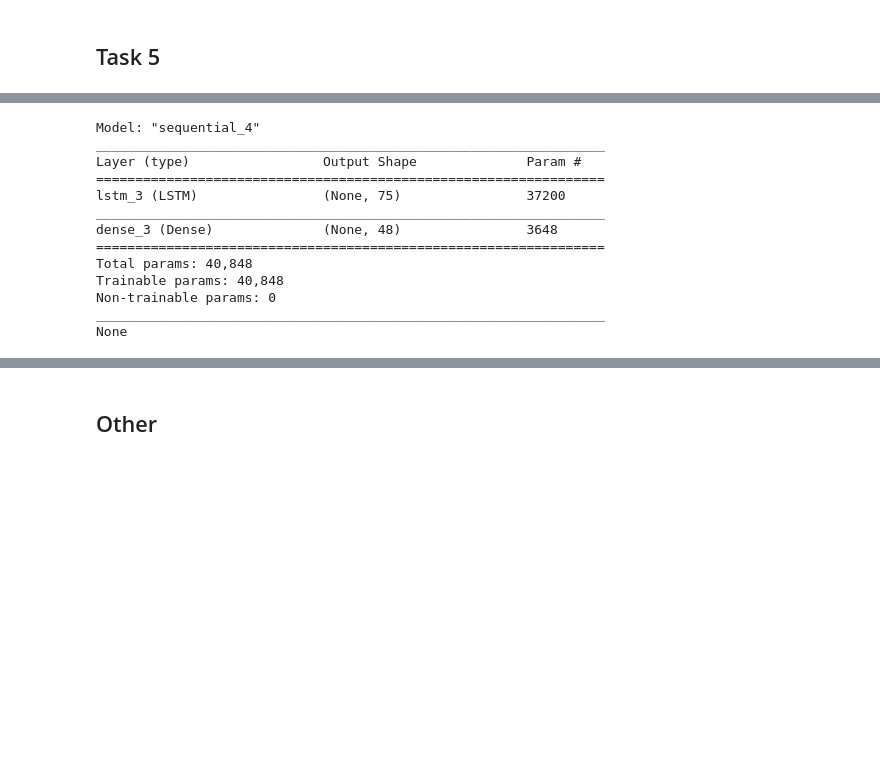
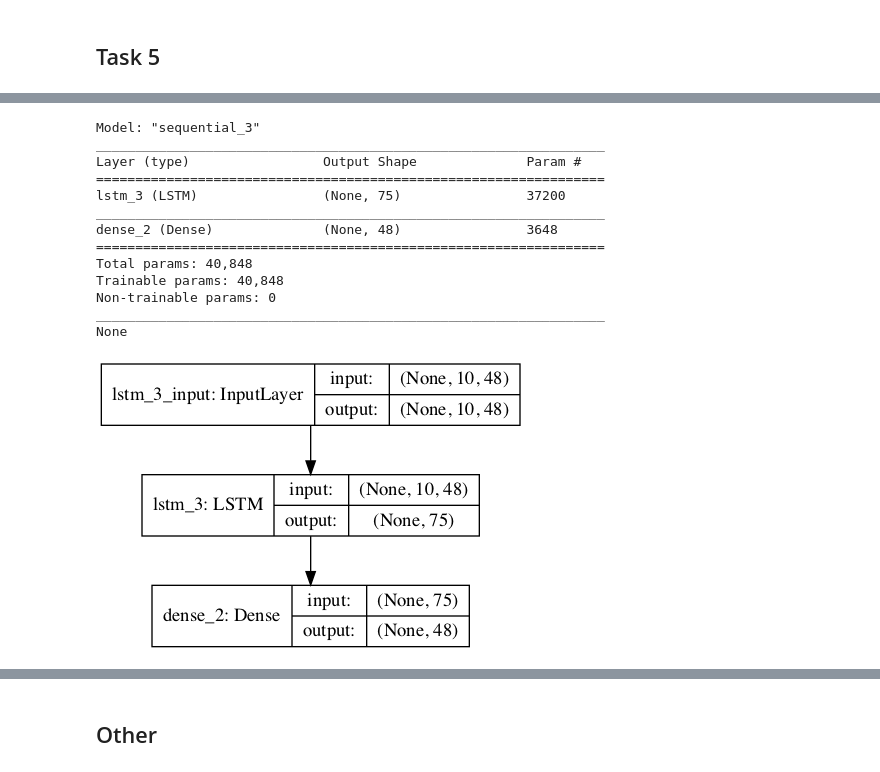
Before and after one commit to cmetzner93/DeepLearning_Project4, a Jupyter notebook: project_4.ipynb, the cells around one changed output, grey strips where cells are left out. Saved outputs shown, nothing was run; the diff lists cells and outputs as text; code cells hidden in the pictures; blank space fills up the shorter version.

```diff
--- a/project_4.ipynb
+++ b/project_4.ipynb
@@ -282,20 +302,22 @@ model4.summary()
 # %%
 # LSTM:
 model5 = Sequential()
 model5.add(LSTM(75, input_shape=(X.shape[1], X.shape[2])))
 model5.add(Dense(vocab_size, activation='softmax'))
 print(model5.summary())
+plot_model(model5, 'models/model5.png', show_shapes=True)
 # %% [output]
-Model: "sequential_4"
+Model: "sequential_3"
 _________________________________________________________________
 Layer (type)                 Output Shape              Param #
 =================================================================
 lstm_3 (LSTM)                (None, 75)                37200
 _________________________________________________________________
-dense_3 (Dense)              (None, 48)                3648
+dense_2 (Dense)              (None, 48)                3648
 =================================================================
 Total params: 40,848
 Trainable params: 40,848
 Non-trainable params: 0
 _________________________________________________________________
 None
+[figure, added]
```
Also changed, not shown: parts of 29 cells of this notebook, 8 other files.
